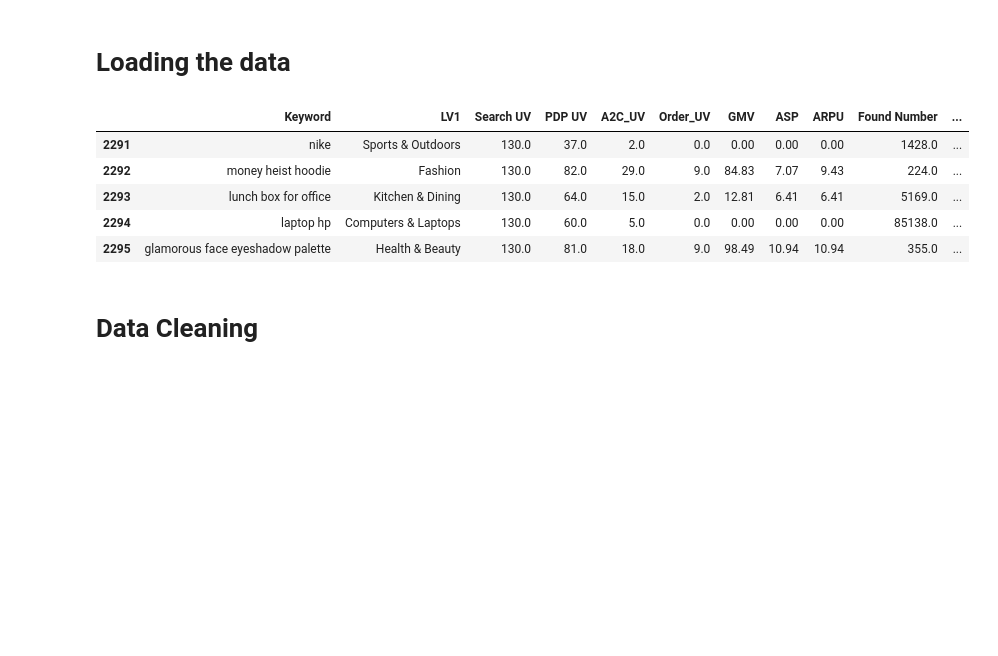
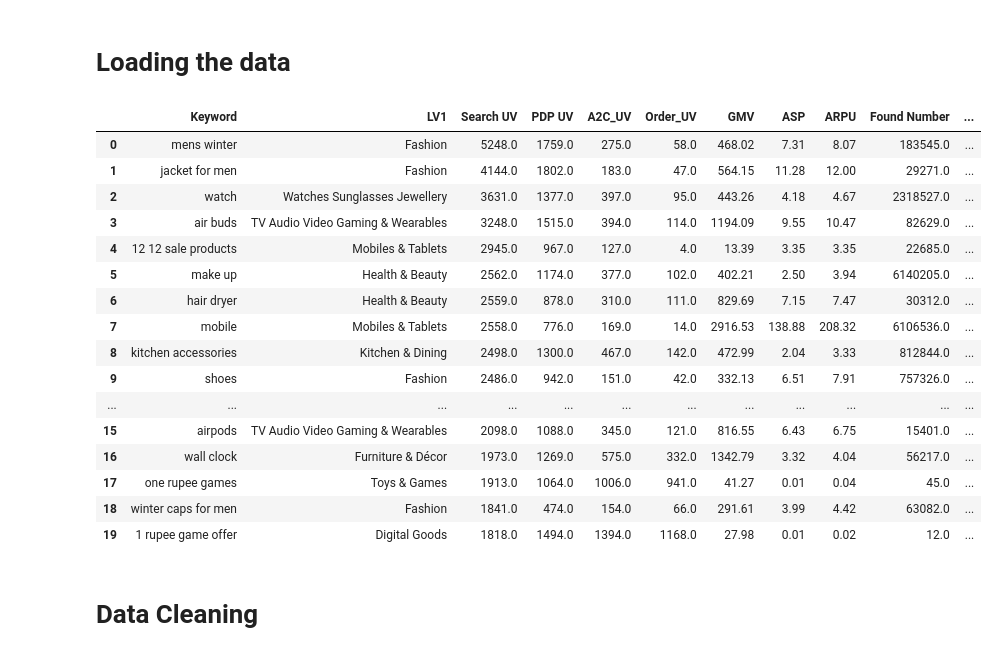
Before and after one commit to hasnainjafri15/daraz-data-analytics, a Jupyter notebook: 12-12 keyword analysis.ipynb, the cells around one changed output. Drawn from its saved outputs; the diff is of its cells as text; code cells hidden in the pictures; blank space fills up the shorter version.

```diff
--- a/12-12 keyword analysis.ipynb
+++ b/12-12 keyword analysis.ipynb
@@ -49,14 +54,26 @@ df = pd.read_csv("keywords report 12 Dec.csv")
 # %%
 df = df.drop(['Unnamed: 12'], axis = 1)
 df = df.drop(['Unnamed: 13'], axis = 1)
-df.tail()
-# %% [output]
-|  | Keyword | LV1 | Search UV | PDP UV | A2C_UV | Order_UV | GMV | ASP | ARPU | Found Number | ... |
-| 2291 | nike | Sports & Outdoors | 130.0 | 37.0 | 2.0 | 0.0 | 0.00 | 0.00 | 0.00 | 1428.0 | ... |
-| 2292 | money heist hoodie | Fashion | 130.0 | 82.0 | 29.0 | 9.0 | 84.83 | 7.07 | 9.43 | 224.0 | ... |
-| 2293 | lunch box for office | Kitchen & Dining | 130.0 | 64.0 | 15.0 | 2.0 | 12.81 | 6.41 | 6.41 | 5169.0 | ... |
-| 2294 | laptop hp | Computers & Laptops | 130.0 | 60.0 | 5.0 | 0.0 | 0.00 | 0.00 | 0.00 | 85138.0 | ... |
-| 2295 | glamorous face eyeshadow palette | Health & Beauty | 130.0 | 81.0 | 18.0 | 9.0 | 98.49 | 10.94 | 10.94 | 355.0 | ... |
+# %%
+df.head(20)
+# %% [output]
+|  | Keyword | LV1 | Search UV | PDP UV | A2C_UV | Order_UV | GMV | ASP | ARPU | Found Number | ... |
+| 0 | mens winter | Fashion | 5248.0 | 1759.0 | 275.0 | 58.0 | 468.02 | 7.31 | 8.07 | 183545.0 | ... |
+| 1 | jacket for men | Fashion | 4144.0 | 1802.0 | 183.0 | 47.0 | 564.15 | 11.28 | 12.00 | 29271.0 | ... |
+| 2 | watch | Watches Sunglasses Jewellery | 3631.0 | 1377.0 | 397.0 | 95.0 | 443.26 | 4.18 | 4.67 | 2318527.0 | ... |
+| 3 | air buds | TV Audio Video Gaming & Wearables | 3248.0 | 1515.0 | 394.0 | 114.0 | 1194.09 | 9.55 | 10.47 | 82629.0 | ... |
+| 4 | 12 12 sale products | Mobiles & Tablets | 2945.0 | 967.0 | 127.0 | 4.0 | 13.39 | 3.35 | 3.35 | 22685.0 | ... |
+| 5 | make up | Health & Beauty | 2562.0 | 1174.0 | 377.0 | 102.0 | 402.21 | 2.50 | 3.94 | 6140205.0 | ... |
+| 6 | hair dryer | Health & Beauty | 2559.0 | 878.0 | 310.0 | 111.0 | 829.69 | 7.15 | 7.47 | 30312.0 | ... |
+| 7 | mobile | Mobiles & Tablets | 2558.0 | 776.0 | 169.0 | 14.0 | 2916.53 | 138.88 | 208.32 | 6106536.0 | ... |
+| 8 | kitchen accessories | Kitchen & Dining | 2498.0 | 1300.0 | 467.0 | 142.0 | 472.99 | 2.04 | 3.33 | 812844.0 | ... |
+| 9 | shoes | Fashion | 2486.0 | 942.0 | 151.0 | 42.0 | 332.13 | 6.51 | 7.91 | 757326.0 | ... |
+| ... | ... | ... | ... | ... | ... | ... | ... | ... | ... | ... | ... |
+| 15 | airpods | TV Audio Video Gaming & Wearables | 2098.0 | 1088.0 | 345.0 | 121.0 | 816.55 | 6.43 | 6.75 | 15401.0 | ... |
+| 16 | wall clock | Furniture & Décor | 1973.0 | 1269.0 | 575.0 | 332.0 | 1342.79 | 3.32 | 4.04 | 56217.0 | ... |
+| 17 | one rupee games | Toys & Games | 1913.0 | 1064.0 | 1006.0 | 941.0 | 41.27 | 0.01 | 0.04 | 45.0 | ... |
+| 18 | winter caps for men | Fashion | 1841.0 | 474.0 | 154.0 | 66.0 | 291.61 | 3.99 | 4.42 | 63082.0 | ... |
+| 19 | 1 rupee game offer | Digital Goods | 1818.0 | 1494.0 | 1394.0 | 1168.0 | 27.98 | 0.01 | 0.02 | 12.0 | ... |
 # %% [markdown]
 # Data Cleaning
 # %%
```
Also changed, not shown: parts of 9 cells of this notebook, 6 other files.
